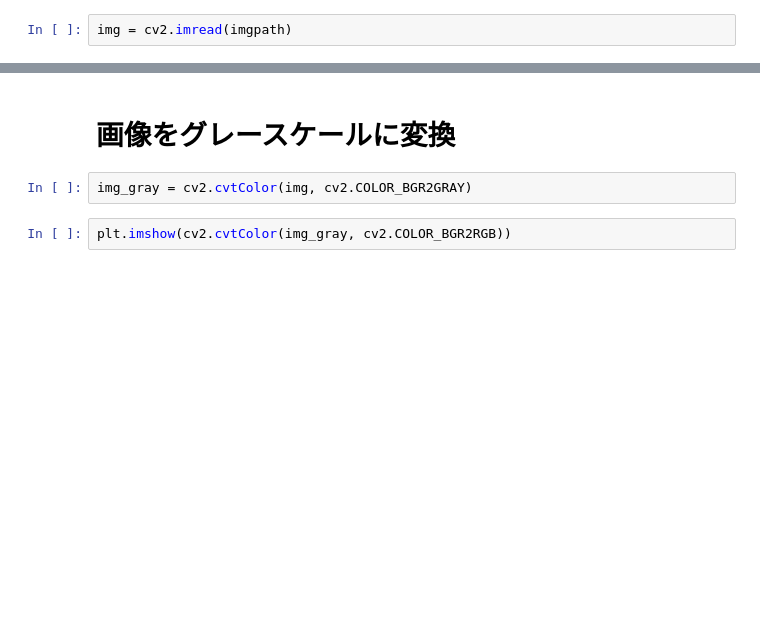
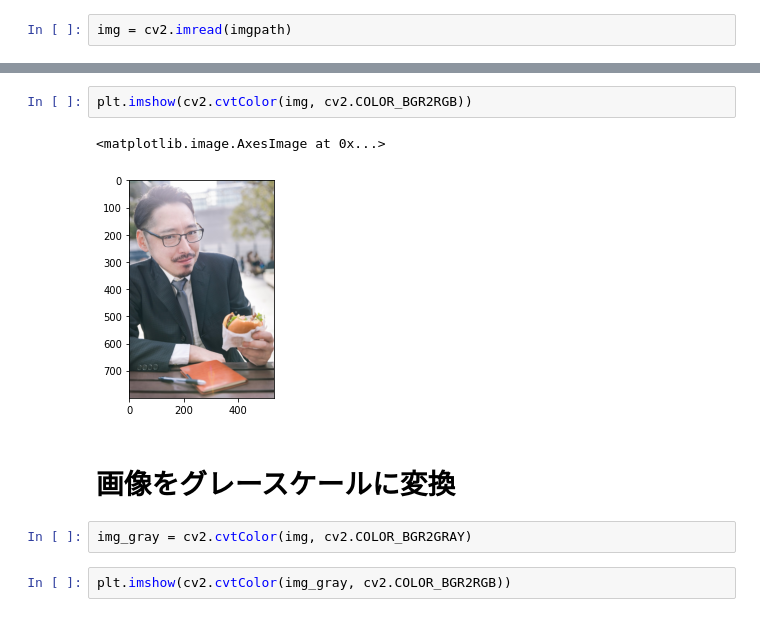
Before and after one commit to predora005/machine-learning-playground, a Jupyter notebook: 03.opencv/01.face_detection/01.haar_cascade_detection.ipynb, the cells around one changed output, grey strips where cells are left out. Drawn from its saved outputs; the diff is of its cells as text; blank space fills up the shorter version.

```diff
--- a/03.opencv/01.face_detection/01.haar_cascade_detection.ipynb
+++ b/03.opencv/01.face_detection/01.haar_cascade_detection.ipynb
@@ -80,3 +104,8 @@ plt.imshow(cv2.cvtColor(img, cv2.COLOR_BGR2RGB))
+# %%
+plt.imshow(cv2.cvtColor(img, cv2.COLOR_BGR2RGB))
+# %% [output]
+<matplotlib.image.AxesImage at 0x...>
+[figure, added]
 # %% [markdown]
 # 画像をグレースケールに変換
 # %%
```
Also changed, not shown: parts of 17 cells of this notebook.
